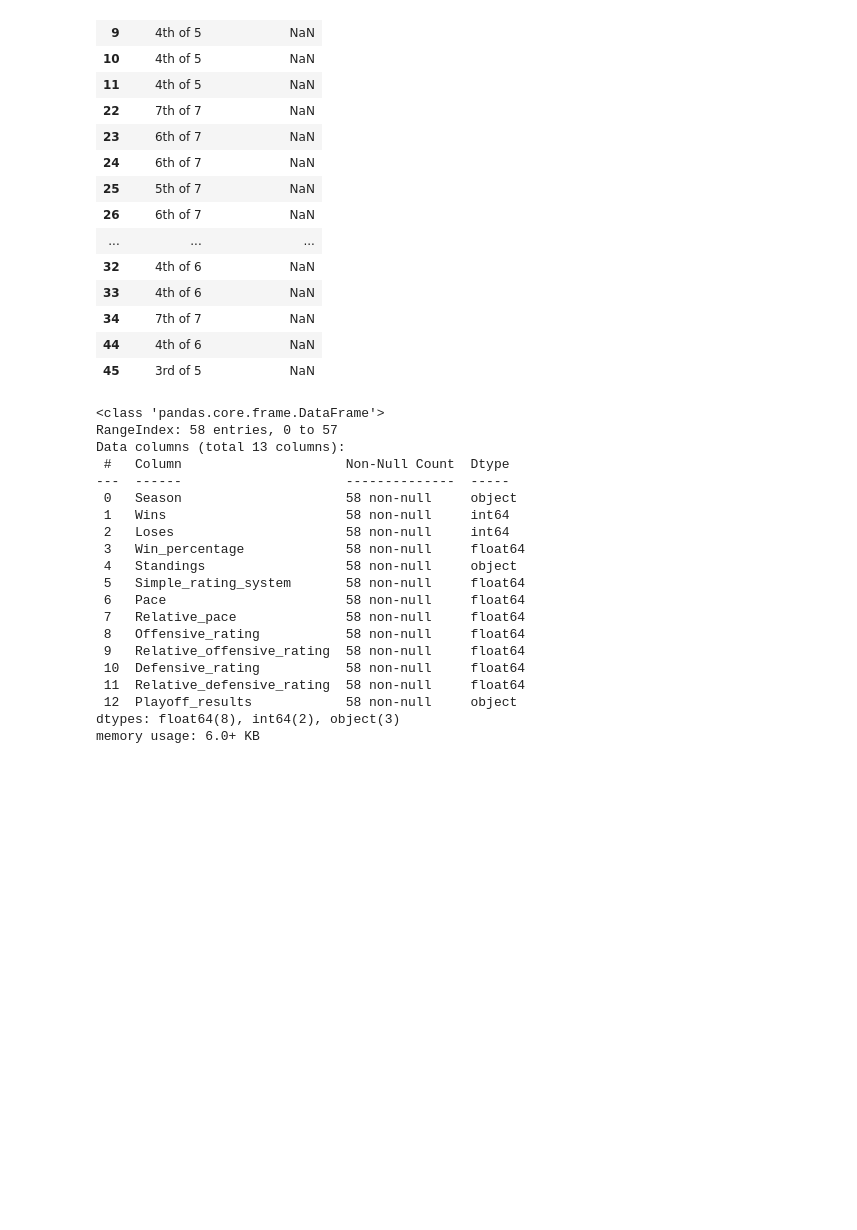
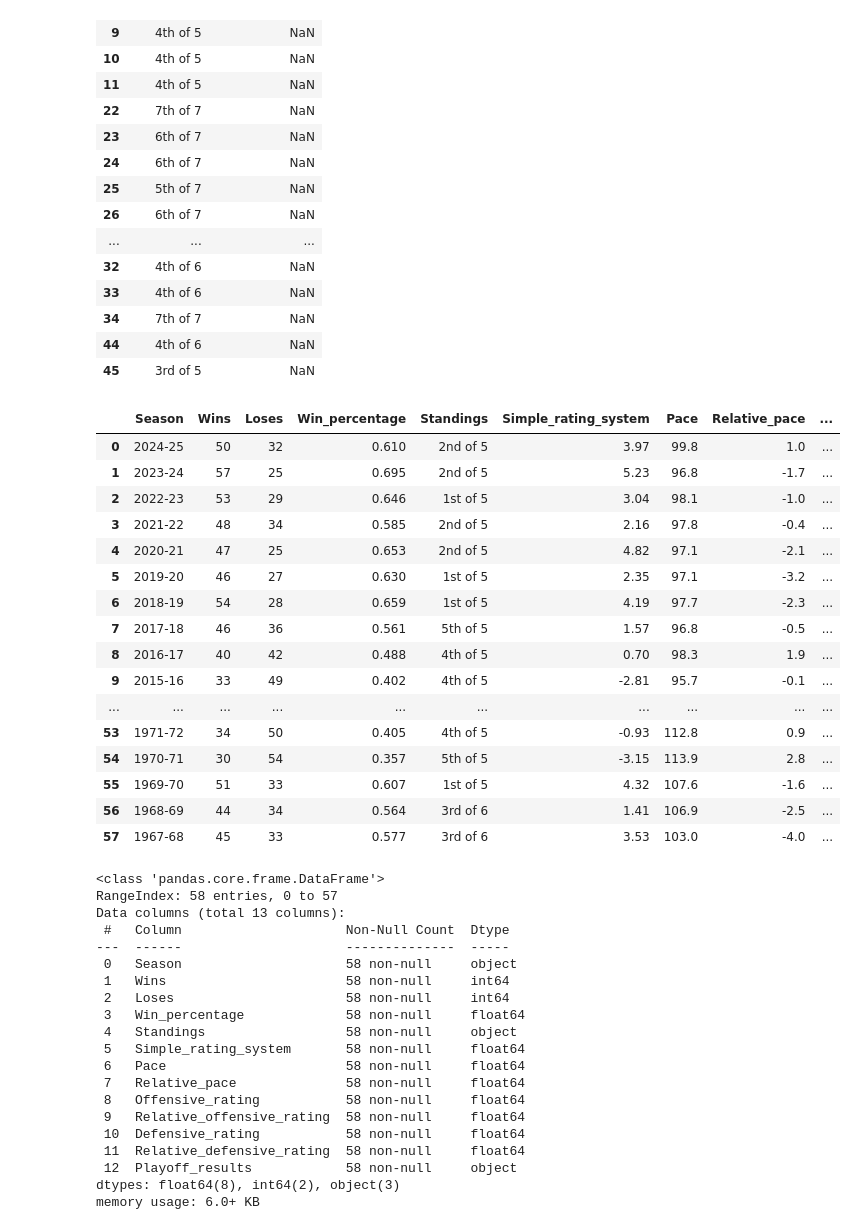
Before and after one commit to cchum/nugget-machine-learning-, a Jupyter notebook: data nuggets/nuggets.ipynb, the cells around one changed output. Saved outputs shown, nothing was run; the diff lists cells and outputs as text; code cells hidden in the pictures; blank space fills up the shorter version.

```diff
--- a/data nuggets/nuggets.ipynb
+++ b/data nuggets/nuggets.ipynb
@@ -157,6 +157,25 @@ playoff_check[playoff_check['Playoff_results'].isna()]
 | 45 | 3rd of 5 | NaN |
 # %%
 data['Playoff_results'] = data.Playoff_results.fillna('Did_not_qualify')
+data
+# %% [output]
+|  | Season | Wins | Loses | Win_percentage | Standings | Simple_rating_system | Pace | Relative_pace | ... |
+| 0 | 2024-25 | 50 | 32 | 0.610 | 2nd of 5 | 3.97 | 99.8 | 1.0 | ... |
+| 1 | 2023-24 | 57 | 25 | 0.695 | 2nd of 5 | 5.23 | 96.8 | -1.7 | ... |
+| 2 | 2022-23 | 53 | 29 | 0.646 | 1st of 5 | 3.04 | 98.1 | -1.0 | ... |
+| 3 | 2021-22 | 48 | 34 | 0.585 | 2nd of 5 | 2.16 | 97.8 | -0.4 | ... |
+| 4 | 2020-21 | 47 | 25 | 0.653 | 2nd of 5 | 4.82 | 97.1 | -2.1 | ... |
+| 5 | 2019-20 | 46 | 27 | 0.630 | 1st of 5 | 2.35 | 97.1 | -3.2 | ... |
+| 6 | 2018-19 | 54 | 28 | 0.659 | 1st of 5 | 4.19 | 97.7 | -2.3 | ... |
+| 7 | 2017-18 | 46 | 36 | 0.561 | 5th of 5 | 1.57 | 96.8 | -0.5 | ... |
+| 8 | 2016-17 | 40 | 42 | 0.488 | 4th of 5 | 0.70 | 98.3 | 1.9 | ... |
+| 9 | 2015-16 | 33 | 49 | 0.402 | 4th of 5 | -2.81 | 95.7 | -0.1 | ... |
+| ... | ... | ... | ... | ... | ... | ... | ... | ... | ... |
+| 53 | 1971-72 | 34 | 50 | 0.405 | 4th of 5 | -0.93 | 112.8 | 0.9 | ... |
+| 54 | 1970-71 | 30 | 54 | 0.357 | 5th of 5 | -3.15 | 113.9 | 2.8 | ... |
+| 55 | 1969-70 | 51 | 33 | 0.607 | 1st of 5 | 4.32 | 107.6 | -1.6 | ... |
+| 56 | 1968-69 | 44 | 34 | 0.564 | 3rd of 6 | 1.41 | 106.9 | -2.5 | ... |
+| 57 | 1967-68 | 45 | 33 | 0.577 | 3rd of 6 | 3.53 | 103.0 | -4.0 | ... |
 # %%
 data.info()
 # %% [output]
```
Also changed, not shown: parts of 7 cells of this notebook.
